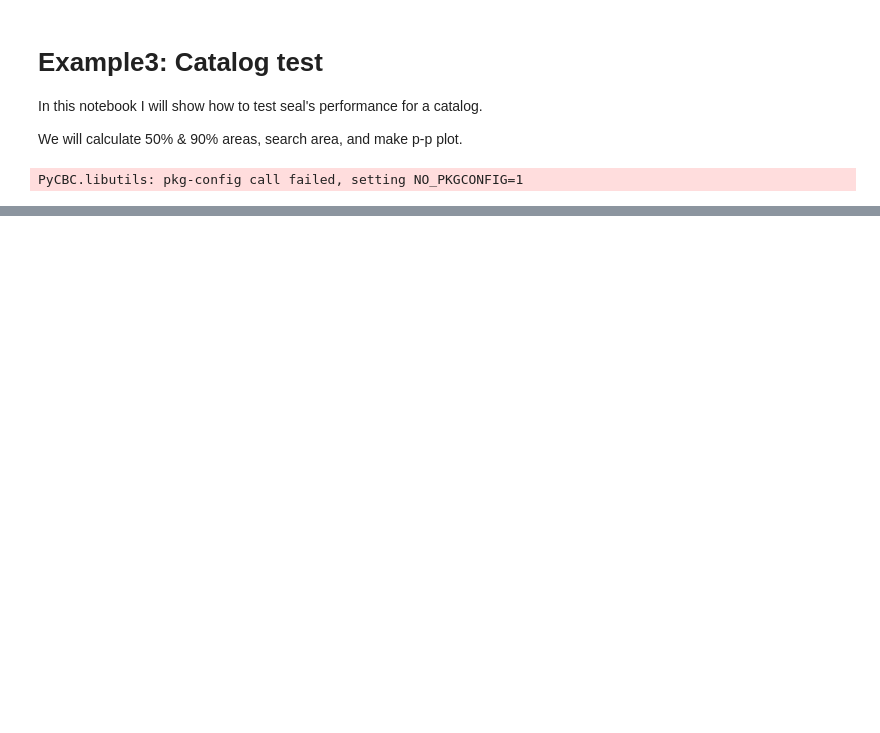
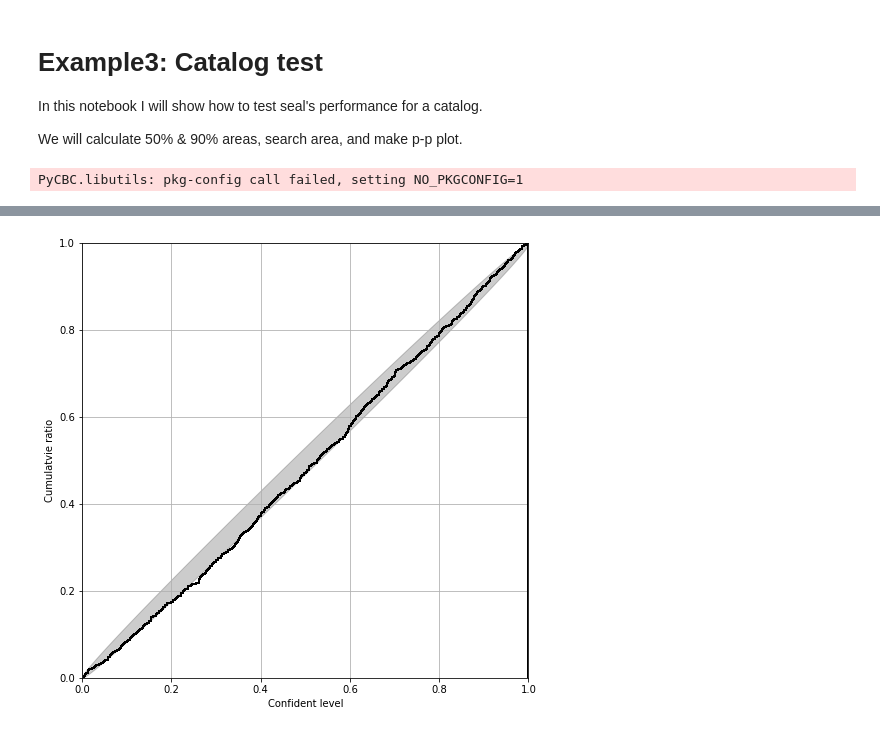
Before and after one commit to MarinerQ/SealGW, a Jupyter notebook: examples/example3-catalog_test.ipynb, the cells around one changed output, grey strips where cells are left out. Saved outputs shown, nothing was run; the diff lists cells and outputs as text; code cells hidden in the pictures; blank space fills up the shorter version.

```diff
--- a/examples/example3-catalog_test.ipynb
+++ b/examples/example3-catalog_test.ipynb
@@ -73,0 +109,18 @@ array([[9.12122866e+00, 4.79912041e+03, 2.28005397e+04, 1.42344202e+04,
+# %%
+# pp plot
+plt.figure(figsize=(8,8))
+
+x,xx,xxx = plt.hist(pencentage,bins=500,cumulative=True,histtype='step',density=True, linewidth=2, color='k')
+plt.xlim(0,1)
+plt.ylim(0,1)
+
+sample_size=1000
+pp,aa,bb = sealcal.localization.confidence_band(sample_size)
+plt.fill_between(pp,aa,bb,alpha=0.2, color='k')
+
+plt.xlabel('Confident level')
+plt.ylabel('Cumulatvie ratio')
+plt.grid()
+plt.show()
+# %% [output]
+[figure, added]
```
Also changed, not shown: parts of 7 cells of this notebook, 19 other files.
